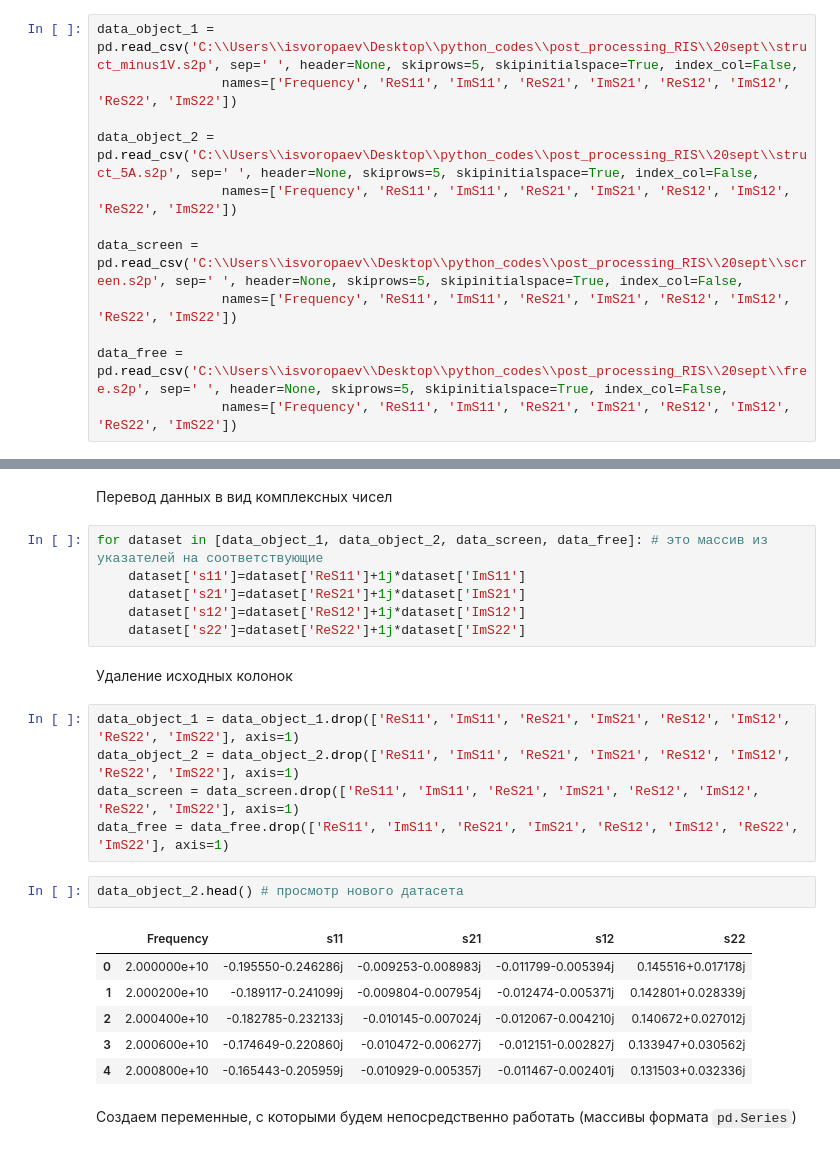
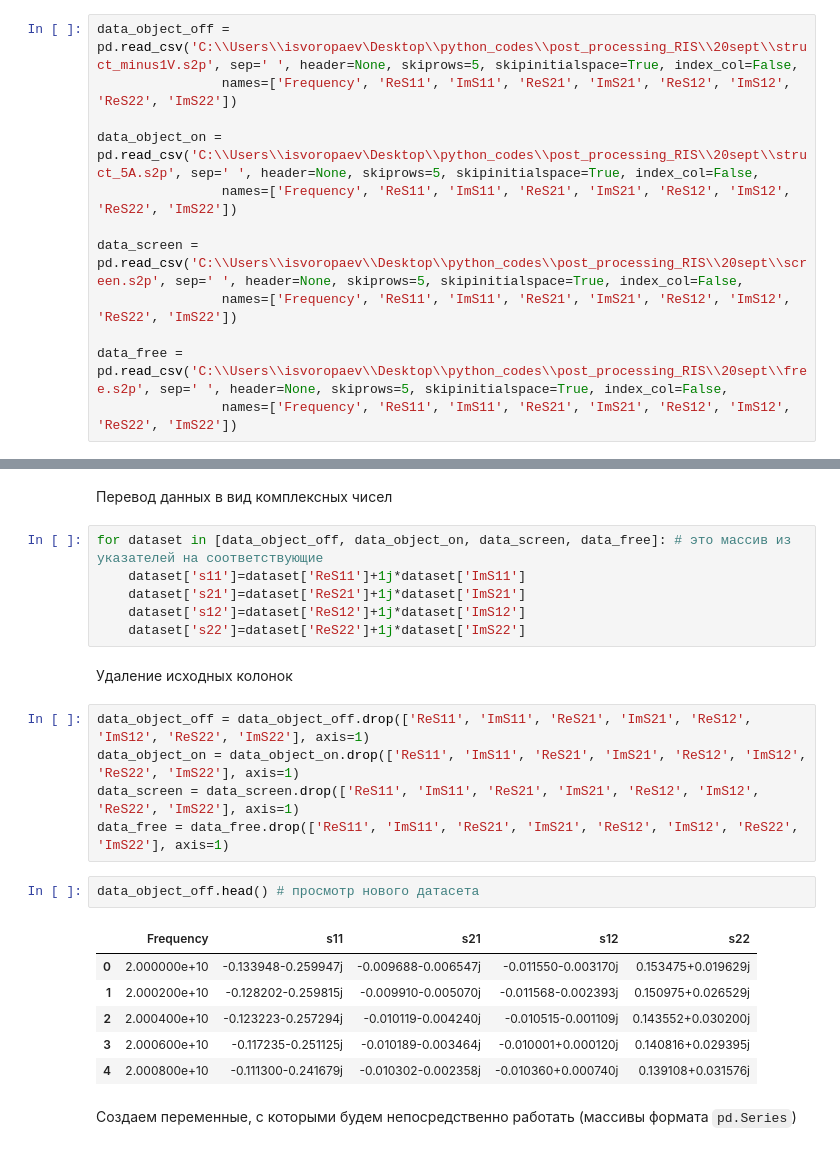
Before and after one commit to isvoropaev02/post_processing_RIS, a Jupyter notebook: 20sept/S11_20sept.ipynb, the cells around one changed output, grey strips where cells are left out. Drawn from its saved outputs; the diff is of its cells as text.

```diff
--- a/20sept/S11_20sept.ipynb
+++ b/20sept/S11_20sept.ipynb
@@ -15,10 +15,10 @@ time_gating = True # указать, нужен или не нужен
 # %% [markdown]
 ### Импорт сырых данных из .s2p файла и перевод их в комплексные числа
 # %%
-data_object_1 = pd.read_csv('C:\\Users\\isvoropaev\Desktop\\python_codes\\post_processing_RIS\\20sept\\struct_minus1V.s2p', sep=' ', header=None, skiprows=5, skipinitialspace=True, index_col=False,
+data_object_off = pd.read_csv('C:\\Users\\isvoropaev\Desktop\\python_codes\\post_processing_RIS\\20sept\\struct_minus1V.s2p', sep=' ', header=None, skiprows=5, skipinitialspace=True, index_col=False,
                 names=['Frequency', 'ReS11', 'ImS11', 'ReS21', 'ImS21', 'ReS12', 'ImS12', 'ReS22', 'ImS22'])
 
-data_object_2 = pd.read_csv('C:\\Users\\isvoropaev\Desktop\\python_codes\\post_processing_RIS\\20sept\\struct_5A.s2p', sep=' ', header=None, skiprows=5, skipinitialspace=True, index_col=False,
+data_object_on = pd.read_csv('C:\\Users\\isvoropaev\Desktop\\python_codes\\post_processing_RIS\\20sept\\struct_5A.s2p', sep=' ', header=None, skiprows=5, skipinitialspace=True, index_col=False,
                 names=['Frequency', 'ReS11', 'ImS11', 'ReS21', 'ImS21', 'ReS12', 'ImS12', 'ReS22', 'ImS22'])
 
 data_screen = pd.read_csv('C:\\Users\\isvoropaev\\Desktop\\python_codes\\post_processing_RIS\\20sept\\screen.s2p', sep=' ', header=None, skiprows=5, skipinitialspace=True, index_col=False,
@@ -38,7 +38,7 @@ data_object_2.head() # Смотрим корректность импорта д
 # %% [markdown]
 Перевод данных в вид комплексных чисел
 # %%
-for dataset in [data_object_1, data_object_2, data_screen, data_free]: # это массив из указателей на соответствующие
+for dataset in [data_object_off, data_object_on, data_screen, data_free]: # это массив из указателей на соответствующие
     dataset['s11']=dataset['ReS11']+1j*dataset['ImS11']
     dataset['s21']=dataset['ReS21']+1j*dataset['ImS21']
     dataset['s12']=dataset['ReS12']+1j*dataset['ImS12']
@@ -46,19 +46,19 @@ for dataset in [data_object_1, data_object_2, data_screen, data_free]: # это
 # %% [markdown]
 Удаление исходных колонок
 # %%
-data_object_1 = data_object_1.drop(['ReS11', 'ImS11', 'ReS21', 'ImS21', 'ReS12', 'ImS12', 'ReS22', 'ImS22'], axis=1)
-data_object_2 = data_object_2.drop(['ReS11', 'ImS11', 'ReS21', 'ImS21', 'ReS12', 'ImS12', 'ReS22', 'ImS22'], axis=1)
+data_object_off = data_object_off.drop(['ReS11', 'ImS11', 'ReS21', 'ImS21', 'ReS12', 'ImS12', 'ReS22', 'ImS22'], axis=1)
+data_object_on = data_object_on.drop(['ReS11', 'ImS11', 'ReS21', 'ImS21', 'ReS12', 'ImS12', 'ReS22', 'ImS22'], axis=1)
 data_screen = data_screen.drop(['ReS11', 'ImS11', 'ReS21', 'ImS21', 'ReS12', 'ImS12', 'ReS22', 'ImS22'], axis=1)
 data_free = data_free.drop(['ReS11', 'ImS11', 'ReS21', 'ImS21', 'ReS12', 'ImS12', 'ReS22', 'ImS22'], axis=1)
 # %%
-data_object_2.head() # просмотр нового датасета
+data_object_off.head() # просмотр нового датасета
 # %% [output]
 |  | Frequency | s11 | s21 | s12 | s22 |
-| 0 | 2.000000e+10 | -0.195550-0.246286j | -0.009253-0.008983j | -0.011799-0.005394j | 0.145516+0.017178j |
-| 1 | 2.000200e+10 | -0.189117-0.241099j | -0.009804-0.007954j | -0.012474-0.005371j | 0.142801+0.028339j |
-| 2 | 2.000400e+10 | -0.182785-0.232133j | -0.010145-0.007024j | -0.012067-0.004210j | 0.140672+0.027012j |
-| 3 | 2.000600e+10 | -0.174649-0.220860j | -0.010472-0.006277j | -0.012151-0.002827j | 0.133947+0.030562j |
-| 4 | 2.000800e+10 | -0.165443-0.205959j | -0.010929-0.005357j | -0.011467-0.002401j | 0.131503+0.032336j |
+| 0 | 2.000000e+10 | -0.133948-0.259947j | -0.009688-0.006547j | -0.011550-0.003170j | 0.153475+0.019629j |
+| 1 | 2.000200e+10 | -0.128202-0.259815j | -0.009910-0.005070j | -0.011568-0.002393j | 0.150975+0.026529j |
+| 2 | 2.000400e+10 | -0.123223-0.257294j | -0.010119-0.004240j | -0.010515-0.001109j | 0.143552+0.030200j |
+| 3 | 2.000600e+10 | -0.117235-0.251125j | -0.010189-0.003464j | -0.010001+0.000120j | 0.140816+0.029395j |
+| 4 | 2.000800e+10 | -0.111300-0.241679j | -0.010302-0.002358j | -0.010360+0.000740j | 0.139108+0.031576j |
 # %% [markdown]
 Создаем переменные, с которыми будем непосредственно работать (массивы формата `pd.Series`)
 # %%
```
Also changed, not shown: parts of 11 cells of this notebook, 1 other file.
